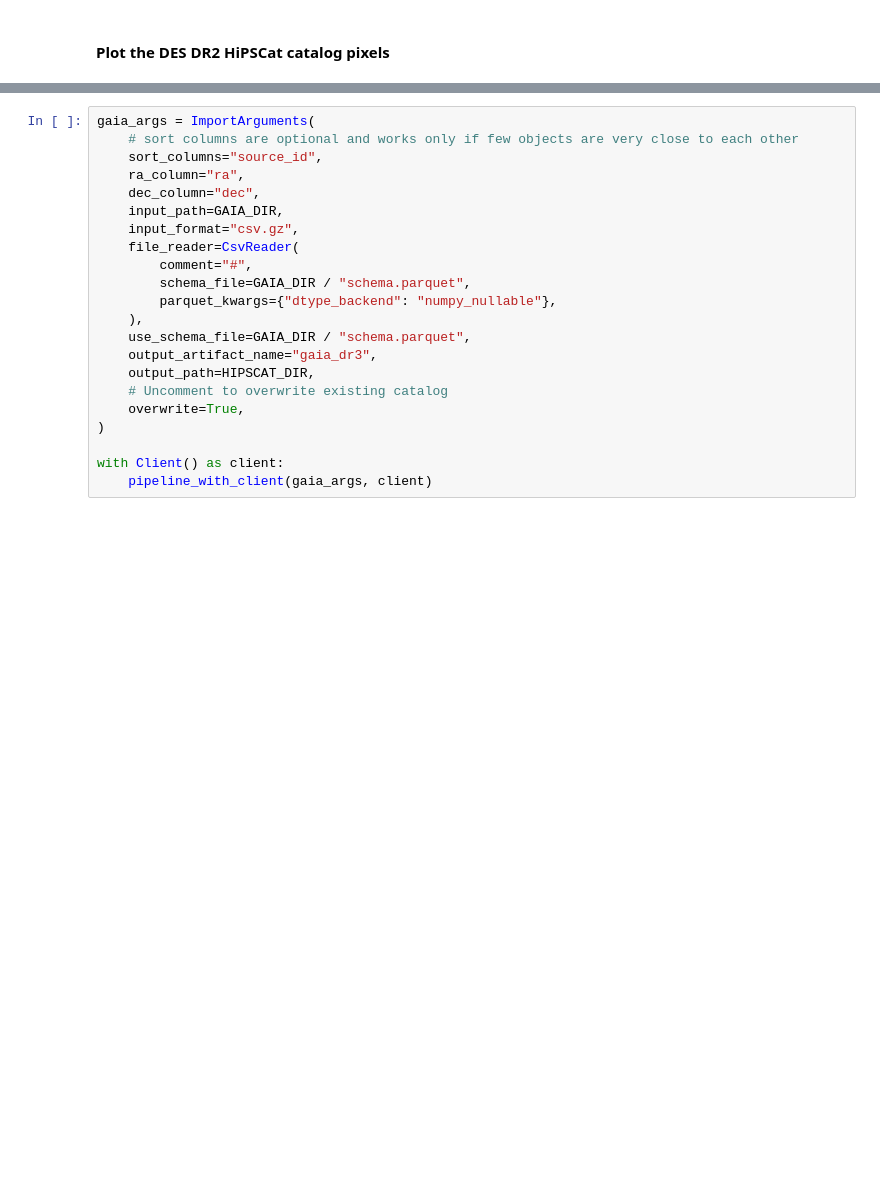
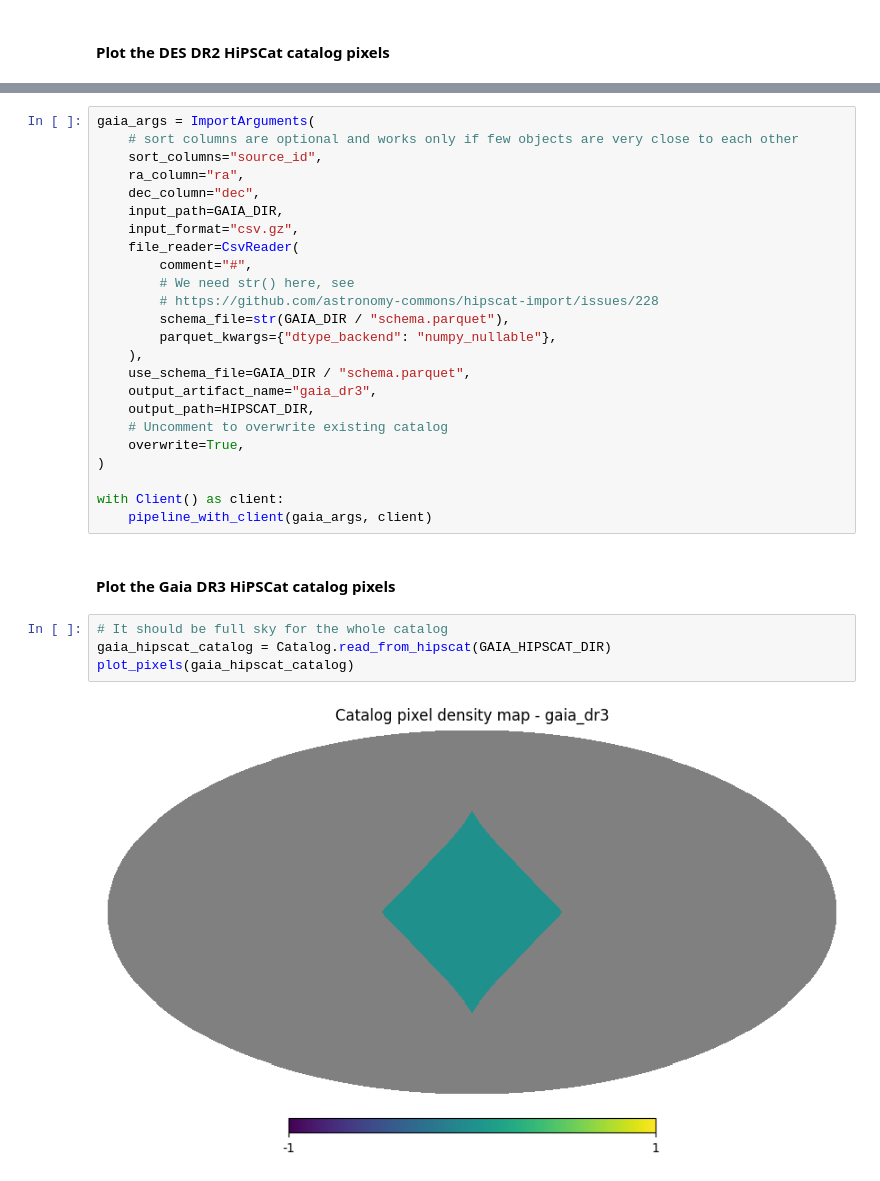
Before and after one commit to ykwang1/lsdb, a Jupyter notebook: docs/notebooks/des-gaia.ipynb, the cells around one changed output, grey strips where cells are left out. Saved outputs shown, nothing was run; the diff lists cells and outputs as text; blank space fills up the shorter version.

```diff
--- a/docs/notebooks/des-gaia.ipynb
+++ b/docs/notebooks/des-gaia.ipynb
@@ -164,7 +176,9 @@ gaia_args = ImportArguments(
     input_format="csv.gz",
     file_reader=CsvReader(
         comment="#",
-        schema_file=GAIA_DIR / "schema.parquet",
+        # We need str() here, see
+        # https://github.com/astronomy-commons/hipscat-import/issues/228
+        schema_file=str(GAIA_DIR / "schema.parquet"),
         parquet_kwargs={"dtype_backend": "numpy_nullable"},
     ),
     use_schema_file=GAIA_DIR / "schema.parquet",
@@ -176,3 +190,11 @@ gaia_args = ImportArguments(
 
 with Client() as client:
     pipeline_with_client(gaia_args, client)
+# %% [markdown]
+#### Plot the Gaia DR3 HiPSCat catalog pixels
+# %%
+# It should be full sky for the whole catalog
+gaia_hipscat_catalog = Catalog.read_from_hipscat(GAIA_HIPSCAT_DIR)
+plot_pixels(gaia_hipscat_catalog)
+# %% [output]
+[figure, added]
```
Also changed, not shown: parts of 13 cells of this notebook.
